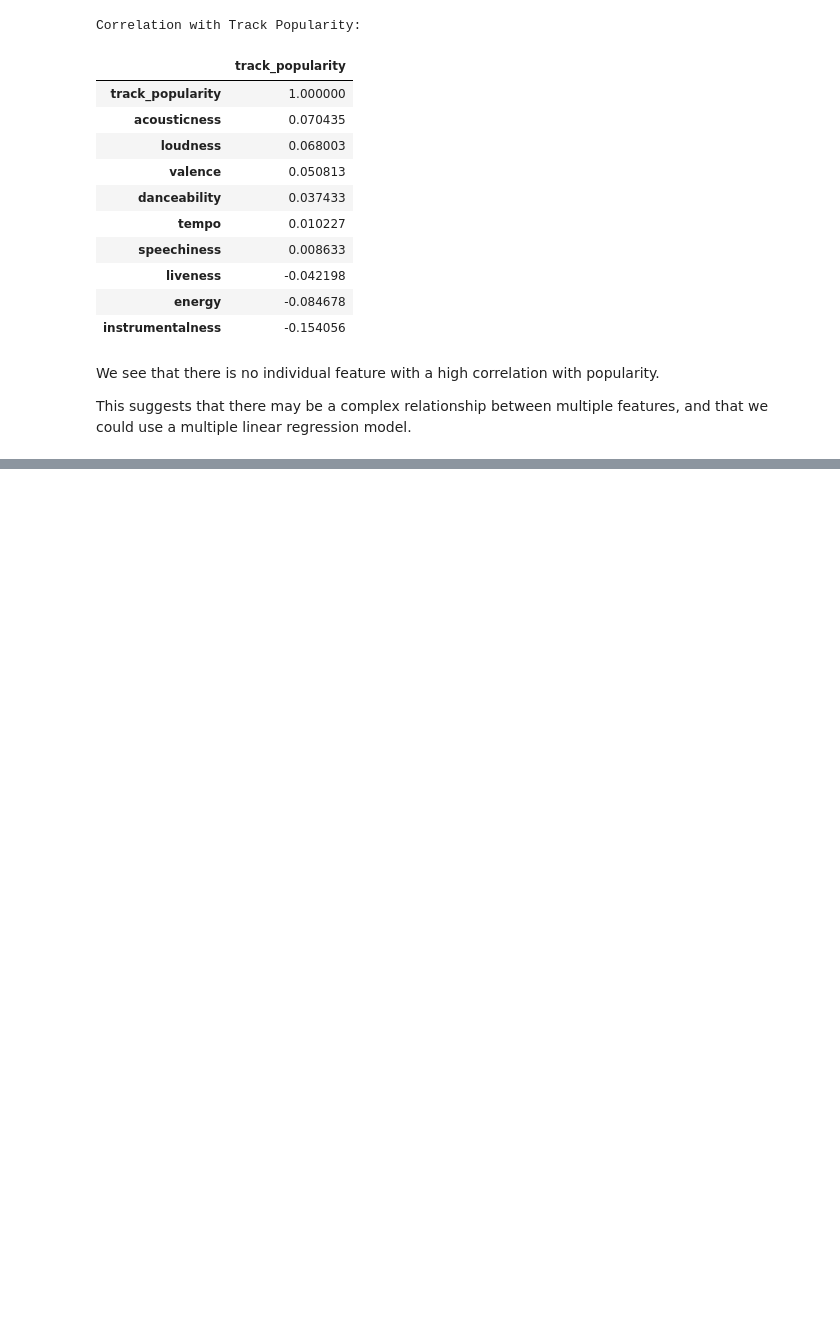
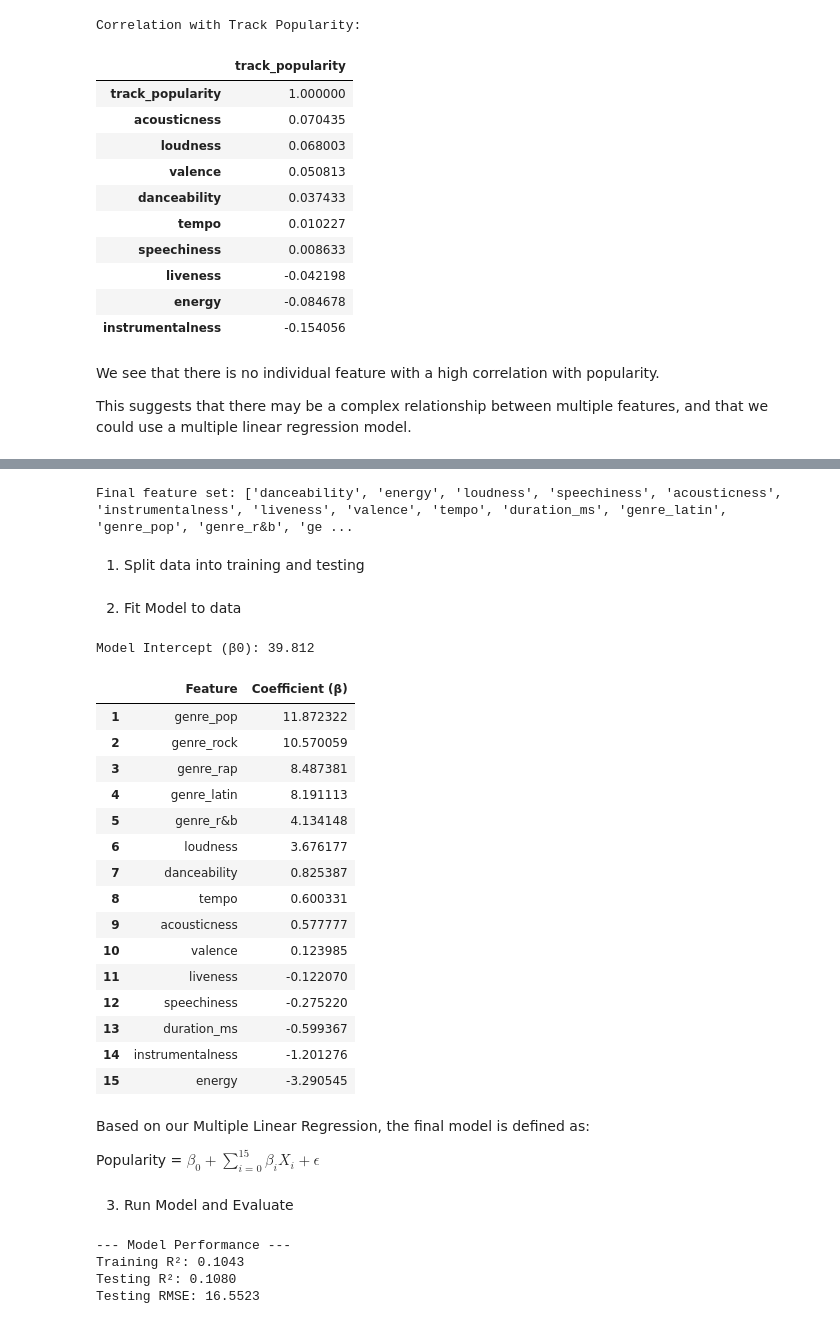
Before and after one commit to azya404/CMPUT195-THK, a Jupyter notebook: spotify.ipynb, the cells around one changed output, grey strips where cells are left out. Cells and saved outputs as stored; diff of their text form; code cells hidden in the pictures; blank space fills up the shorter version.

Commit message:
Added model + interpretation

```diff
--- a/spotify.ipynb
+++ b/spotify.ipynb
@@ -189,0 +197,4 @@ This suggests that there may be a complex relationship between multiple features
+# %%
+audio_features = ['danceability', 'energy', 'loudness', 'speechiness',
+                  'acousticness', 'instrumentalness', 'liveness', 'valence', 'tempo', 'duration_ms']
+df_model = pd.get_dummies(df_clean, columns=['playlist_genre'], prefix='genre', drop_first=True)
@@ -189,0 +203,3 @@ This suggests that there may be a complex relationship between multiple features
+# %%
+scaler = StandardScaler()
+df_model[audio_features] = scaler.fit_transform(df_model[audio_features])
@@ -189,0 +209,45 @@ This suggests that there may be a complex relationship between multiple features
+# %%
+y = df_model['track_popularity']
+X = df_model[audio_features + [col for col in df_model.columns if 'genre_' in col]]
+# %%
+print(f"Final feature set: {list(X.columns)}")
+# %% [output]
+Final feature set: ['danceability', 'energy', 'loudness', 'speechiness', 'acousticness', 'instrumentalness', 'liveness', 'valence', 'tempo', 'duration_ms', 'genre_latin', 'genre_pop', 'genre_r&b', 'ge ...
+# %% [markdown]
+1) Split data into training and testing
+# %%
+X_train, X_test, y_train, y_test = train_test_split(X, y, test_size=0.2, random_state=42)
+# %% [markdown]
+2. Fit Model to data
+# %%
+model = LinearRegression()
+model.fit(X_train, y_train)
+coef_df = pd.DataFrame({'Feature': X.columns, 'Coefficient (β)': model.coef_})
+coef_df = coef_df.sort_values(by='Coefficient (β)', ascending=False).reset_index(drop=True)
+coef_df.index = coef_df.index + 1
+print(f"Model Intercept (β0): {model.intercept_:.3f}")
+display(coef_df)
+# %% [output]
+Model Intercept (β0): 39.812
+|  | Feature | Coefficient (β) |
+| 1 | genre_pop | 11.872322 |
+| 2 | genre_rock | 10.570059 |
+| 3 | genre_rap | 8.487381 |
+| 4 | genre_latin | 8.191113 |
+| 5 | genre_r&b | 4.134148 |
+| 6 | loudness | 3.676177 |
+| 7 | danceability | 0.825387 |
+| 8 | tempo | 0.600331 |
+| 9 | acousticness | 0.577777 |
+| 10 | valence | 0.123985 |
+| 11 | liveness | -0.122070 |
+| 12 | speechiness | -0.275220 |
+| 13 | duration_ms | -0.599367 |
+| 14 | instrumentalness | -1.201276 |
+| 15 | energy | -3.290545 |
+# %% [markdown]
+Based on our Multiple Linear Regression, the final model is defined as:
+
+Popularity =  $\beta_0 + \sum_{i=0}^{15}\beta _i X_i + \epsilon$
+# %% [markdown]
+3. Run Model and Evaluate
@@ -189,0 +260,11 @@ This suggests that there may be a complex relationship between multiple features
+# %%
+
+print(f"\n--- Model Performance ---")
+print(f"Training R²: {r2_train:.4f}")
+print(f"Testing R²: {r2_test:.4f}")
+print(f"Testing RMSE: {rmse_test:.4f}")
+# %% [output]
+--- Model Performance ---
+Training R²: 0.1043
+Testing R²: 0.1080
+Testing RMSE: 16.5523
```
Also changed, not shown: parts of 8 cells of this notebook.
